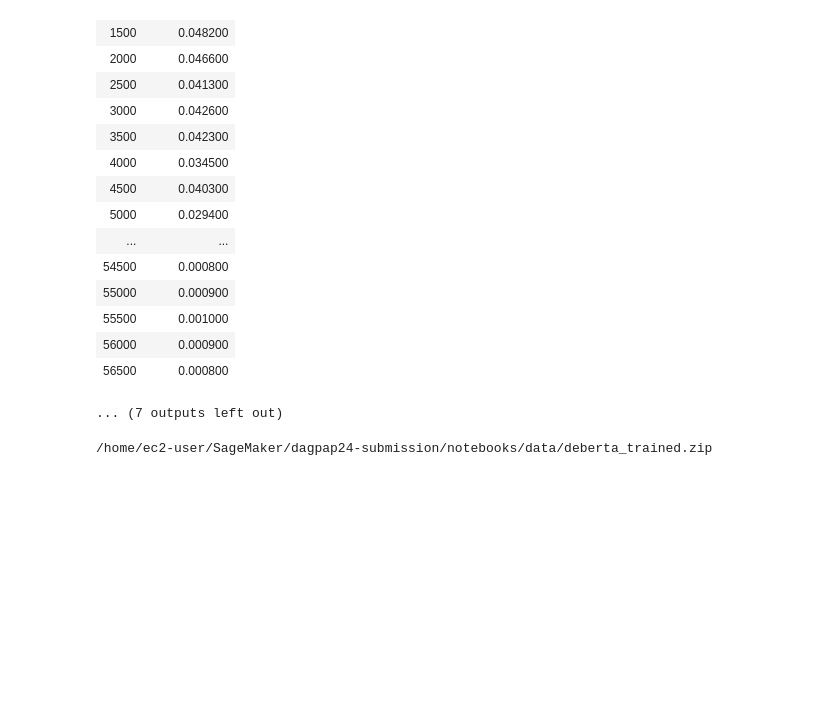
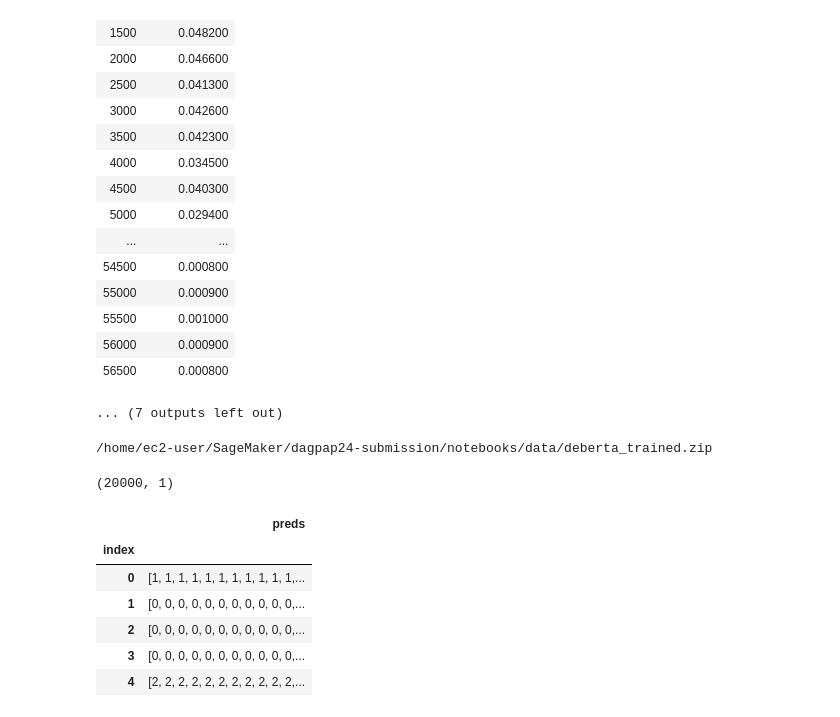
Before and after one commit to pradeepmohansml/dagpap24-submission, a Jupyter notebook: notebooks/deberta_run.ipynb, the cells around one changed output. Cells and saved outputs as stored; diff of their text form; code cells hidden in the pictures; blank space fills up the shorter version.

```diff
--- a/notebooks/deberta_run.ipynb
+++ b/notebooks/deberta_run.ipynb
@@ -111,0 +115,13 @@ else:
+# %%
+deberta_preds = pd.read_parquet('data/test_data_predictions_deberta.parquet')
+print(deberta_preds.shape)
+deberta_preds.head()
+# %% [output]
+(20000, 1)
+|  | preds |
+| index |  |
+| 0 | [1, 1, 1, 1, 1, 1, 1, 1, 1, 1, 1,... |
+| 1 | [0, 0, 0, 0, 0, 0, 0, 0, 0, 0, 0,... |
+| 2 | [0, 0, 0, 0, 0, 0, 0, 0, 0, 0, 0,... |
+| 3 | [0, 0, 0, 0, 0, 0, 0, 0, 0, 0, 0,... |
+| 4 | [2, 2, 2, 2, 2, 2, 2, 2, 2, 2, 2,... |
```
Also changed, not shown: parts of 2 cells of this notebook, 2 other files.
